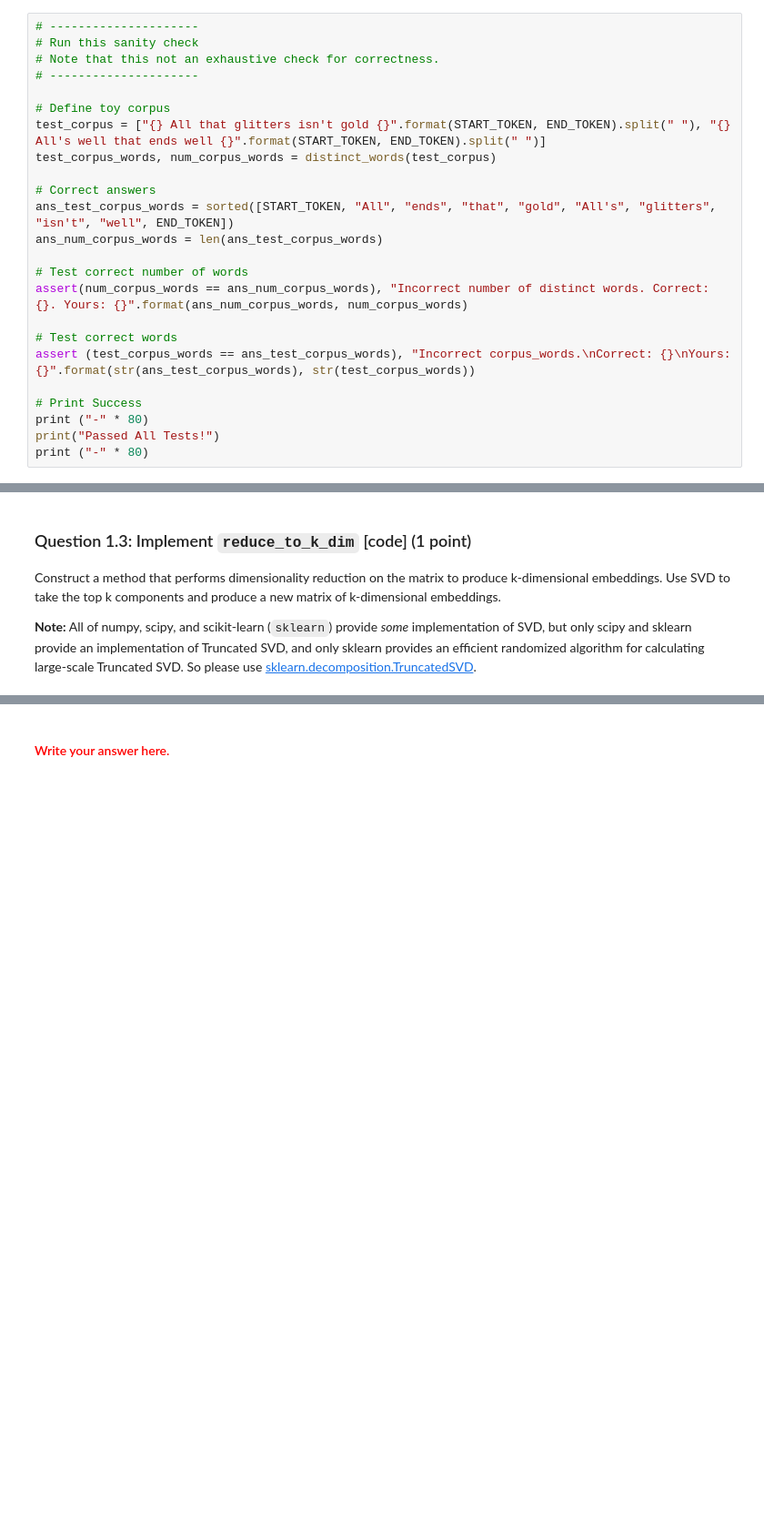
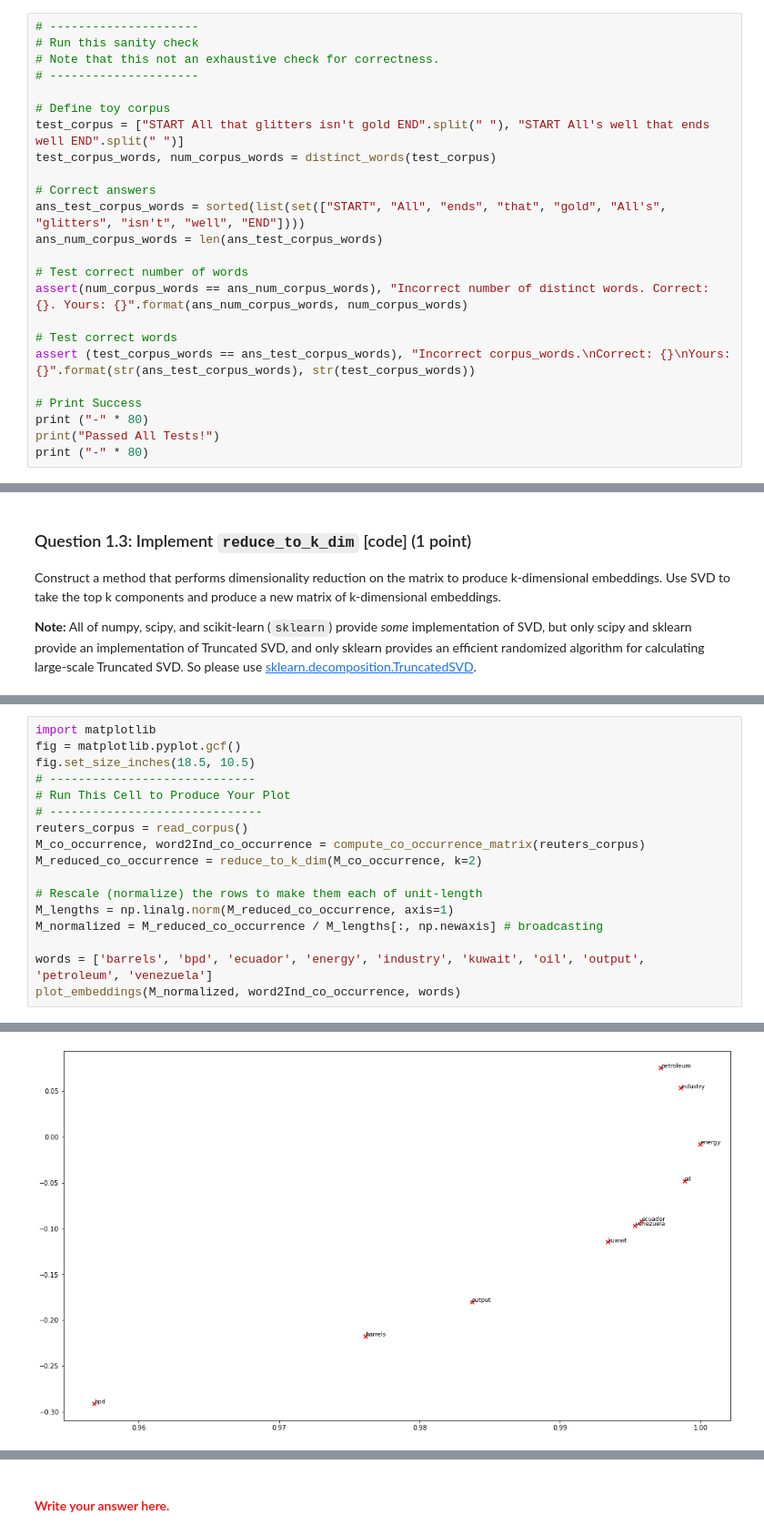
Before and after one commit to Levinna/NLP_Study, a Jupyter notebook: Assignments/a1/exploring_word_vectors.ipynb, the cells around one changed output, grey strips where cells are left out. Shown at 91% size. Cells and saved outputs as stored; diff of their text form; blank space fills up the shorter version.

```diff
--- a/Assignments/a1/exploring_word_vectors.ipynb
+++ b/Assignments/a1/exploring_word_vectors.ipynb
@@ -162,11 +161,11 @@ def distinct_words(corpus):
 # ---------------------
 
 # Define toy corpus
-test_corpus = ["{} All that glitters isn't gold {}".format(START_TOKEN, END_TOKEN).split(" "), "{} All's well that ends well {}".format(START_TOKEN, END_TOKEN).split(" ")]
+test_corpus = ["START All that glitters isn't gold END".split(" "), "START All's well that ends well END".split(" ")]
 test_corpus_words, num_corpus_words = distinct_words(test_corpus)
 
 # Correct answers
-ans_test_corpus_words = sorted([START_TOKEN, "All", "ends", "that", "gold", "All's", "glitters", "isn't", "well", END_TOKEN])
+ans_test_corpus_words = sorted(list(set(["START", "All", "ends", "that", "gold", "All's", "glitters", "isn't", "well", "END"])))
 ans_num_corpus_words = len(ans_test_corpus_words)
 
 # Test correct number of words
@@ -415,0 +399,18 @@ Done.
+# %%
+import matplotlib
+fig = matplotlib.pyplot.gcf()
+fig.set_size_inches(18.5, 10.5)
+# -----------------------------
+# Run This Cell to Produce Your Plot
+# ------------------------------
+reuters_corpus = read_corpus()
+M_co_occurrence, word2Ind_co_occurrence = compute_co_occurrence_matrix(reuters_corpus)
+M_reduced_co_occurrence = reduce_to_k_dim(M_co_occurrence, k=2)
+
+# Rescale (normalize) the rows to make them each of unit-length
+M_lengths = np.linalg.norm(M_reduced_co_occurrence, axis=1)
+M_normalized = M_reduced_co_occurrence / M_lengths[:, np.newaxis] # broadcasting
+
+words = ['barrels', 'bpd', 'ecuador', 'energy', 'industry', 'kuwait', 'oil', 'output', 'petroleum', 'venezuela']
+plot_embeddings(M_normalized, word2Ind_co_occurrence, words)
+# %% [output]
@@ -415,0 +419 @@ Done.
+[figure, added]
```
Also changed, not shown: parts of 97 cells of this notebook.
